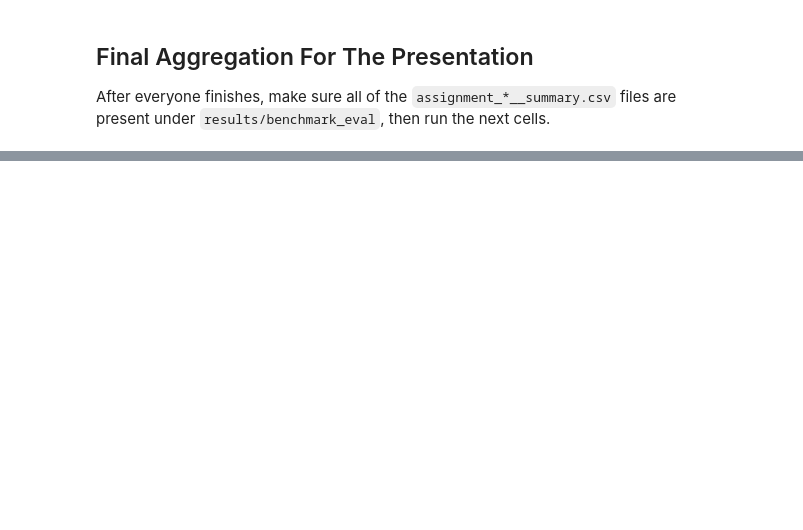
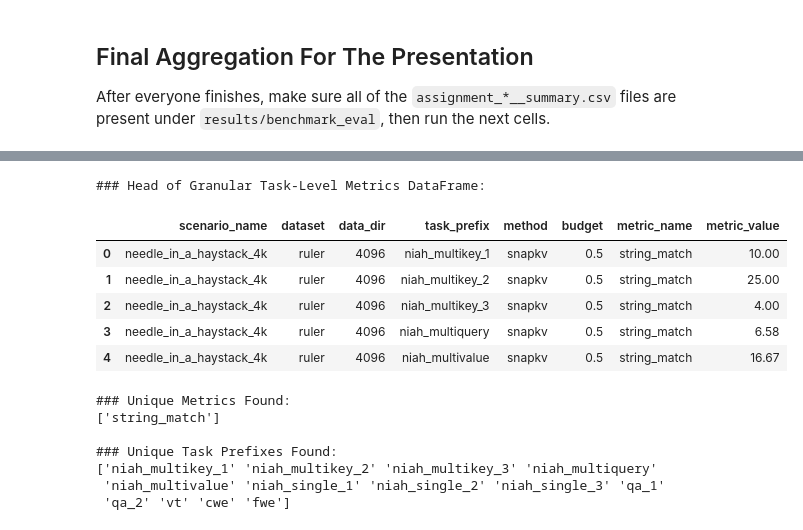
Before and after one commit to AarnavSawant/KVCompass, a Jupyter notebook: KVCompass.ipynb, the cells around one changed output, grey strips where cells are left out. Cells and saved outputs as stored; diff of their text form; code cells hidden in the pictures; blank space fills up the shorter version.

```diff
--- a/KVCompass.ipynb
+++ b/KVCompass.ipynb
@@ -464,0 +600,59 @@ else:
+# %%
+import json
+import pandas as pd
+from pathlib import Path
+
+if 'combined_summary' in globals() and not combined_summary.empty:
+    task_metrics_data = []
+
+    for index, row in combined_summary.iterrows():
+        metrics_path = Path(row['metrics_path'])
+        if metrics_path.exists():
+            with open(metrics_path, 'r', encoding='utf-8') as f:
+                metrics = json.load(f)
+
+            # Extract task-specific metrics
+            for task_prefix, task_results in metrics.items():
+                # Flatten task_results if there are multiple metrics per task (e.g., {'string_match': 0.8, 'exact_match': 0.7})
+                for metric_name, metric_value in task_results.items():
+                    task_metrics_data.append({
+                        'scenario_name': row['scenario_name'],
+                        'dataset': row['dataset'],
+                        'data_dir': row['data_dir'],
+                        'task_prefix': task_prefix, # Original task prefix like 'niah', 'qa', 'cwe', 'fwe'
+                        'method': row['method'],
+                        'budget': row['budget'],
+                        'metric_name': metric_name,
+                        'metric_value': metric_value
+                    })
+
+    if task_metrics_data:
+        granular_df = pd.DataFrame(task_metrics_data)
+        print("### Head of Granular Task-Level Metrics DataFrame:")
+        display(granular_df.head())
+
+        print("\n### Unique Metrics Found:")
+        print(granular_df['metric_name'].unique())
+
+        print("\n### Unique Task Prefixes Found:")
+        print(granular_df['task_prefix'].unique())
+
+    else:
+        print('No task-level metrics could be loaded.')
+else:
+    print('Combined summary not available. Please run the aggregation cells first.')
+# %% [output]
+### Head of Granular Task-Level Metrics DataFrame:
+|  | scenario_name | dataset | data_dir | task_prefix | method | budget | metric_name | metric_value |
+| 0 | needle_in_a_haystack_4k | ruler | 4096 | niah_multikey_1 | snapkv | 0.5 | string_match | 10.00 |
+| 1 | needle_in_a_haystack_4k | ruler | 4096 | niah_multikey_2 | snapkv | 0.5 | string_match | 25.00 |
+| 2 | needle_in_a_haystack_4k | ruler | 4096 | niah_multikey_3 | snapkv | 0.5 | string_match | 4.00 |
+| 3 | needle_in_a_haystack_4k | ruler | 4096 | niah_multiquery | snapkv | 0.5 | string_match | 6.58 |
+| 4 | needle_in_a_haystack_4k | ruler | 4096 | niah_multivalue | snapkv | 0.5 | string_match | 16.67 |
+### Unique Metrics Found:
+['string_match']
+
+### Unique Task Prefixes Found:
+['niah_multikey_1' 'niah_multikey_2' 'niah_multikey_3' 'niah_multiquery'
+ 'niah_multivalue' 'niah_single_1' 'niah_single_2' 'niah_single_3' 'qa_1'
+ 'qa_2' 'vt' 'cwe' 'fwe']
```
Also changed, not shown: parts of 23 cells of this notebook.
